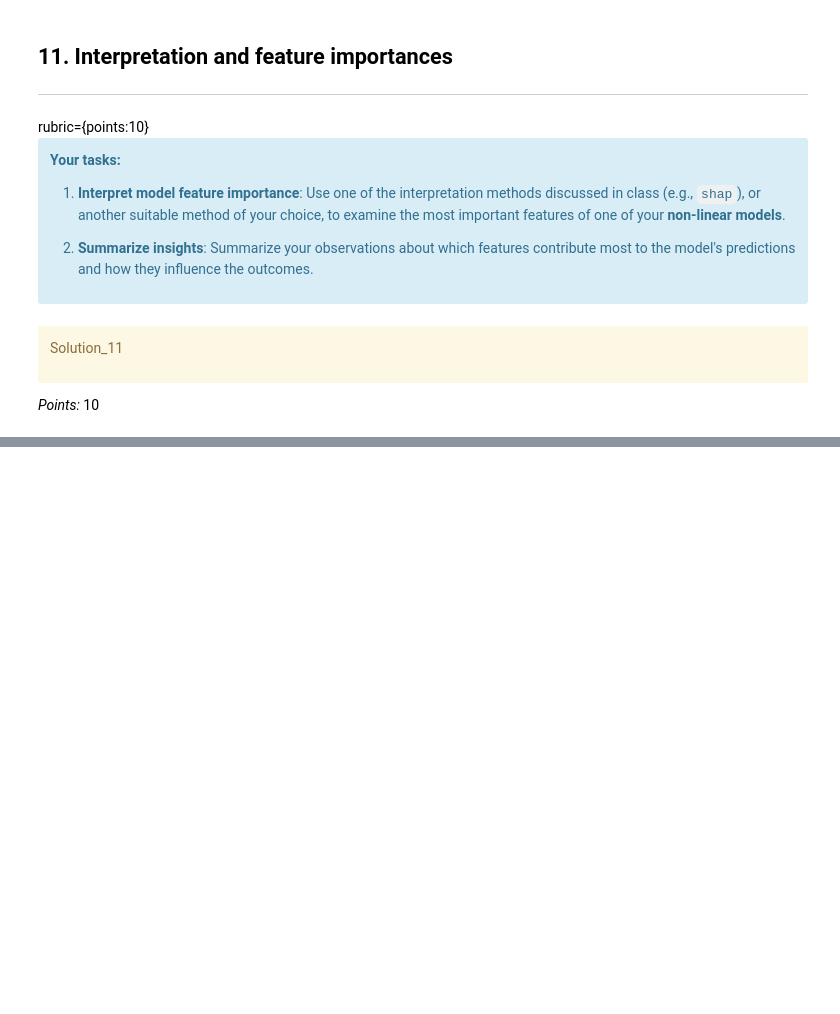
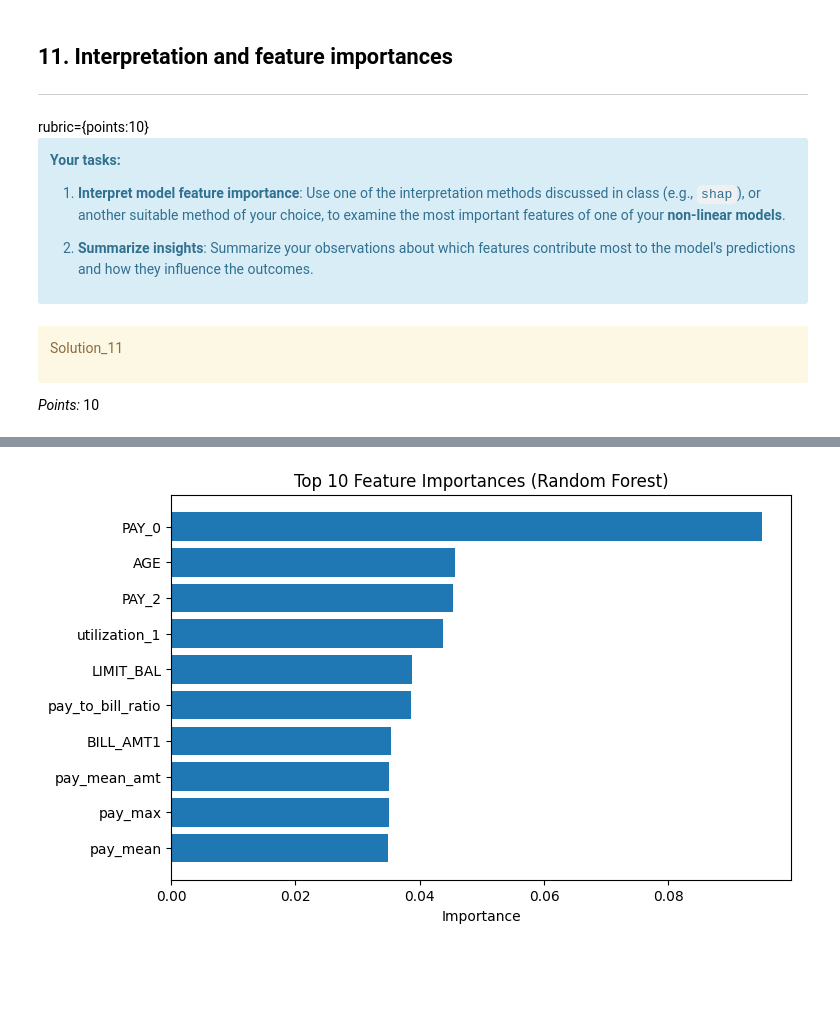
Before and after one commit to shreyab111/hw_5, a Jupyter notebook: hw5.ipynb, the cells around one changed output, grey strips where cells are left out. Drawn from its saved outputs; the diff is of its cells as text; code cells hidden in the pictures; blank space fills up the shorter version.

```diff
--- a/hw5.ipynb
+++ b/hw5.ipynb
@@ -839,0 +896,8 @@ Ellipsis
+# %%
+randf_best = randf_search.best_estimator_
+
+print("Best RF params:", randf_search.best_params_)
+print("Best RF CV F1:", randf_search.best_score_)
+
+randf_test_f1 = f1_score(y_test, randf_best.predict(X_test_fe))
+print("RF Test F1:", randf_test_f1)
@@ -910,0 +999,13 @@ Ellipsis
+# %%
+rf_model = randf_best  # from Q10
+
+importances = rf_model.feature_importances_
+feature_names = X_train_fe.columns
+
+feat_imp = pd.DataFrame({
+    "feature": feature_names,
+    "importance": importances
+}).sort_values(by="importance", ascending=False)
+
+
+feat_imp.head(10)
@@ -911,3 +1024,15 @@ Ellipsis
+# %%
+top_n = 10
+top_features = feat_imp.head(top_n)
+
+plt.figure(figsize=(8, 5))
+plt.barh(top_features["feature"], top_features["importance"])
+plt.gca().invert_yaxis()
+plt.title("Top 10 Feature Importances (Random Forest)")
+plt.xlabel("Importance")
+plt.show()
+# %% [output]
+[figure, added]
 # %% [markdown]
 <!-- END QUESTION -->
 
```
Also changed, not shown: parts of 62 cells of this notebook.
